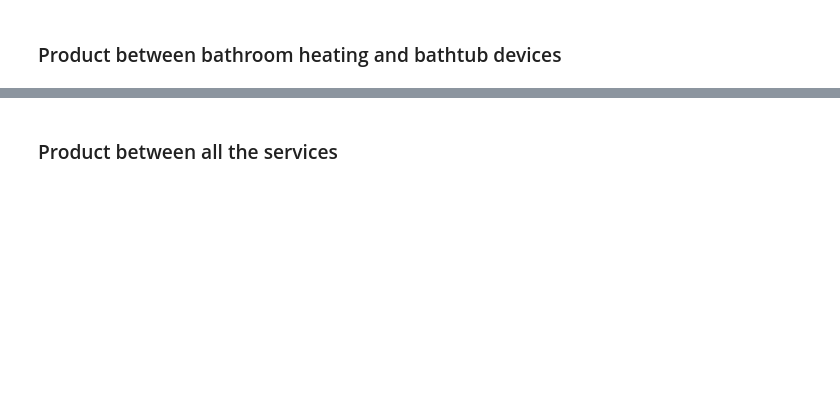
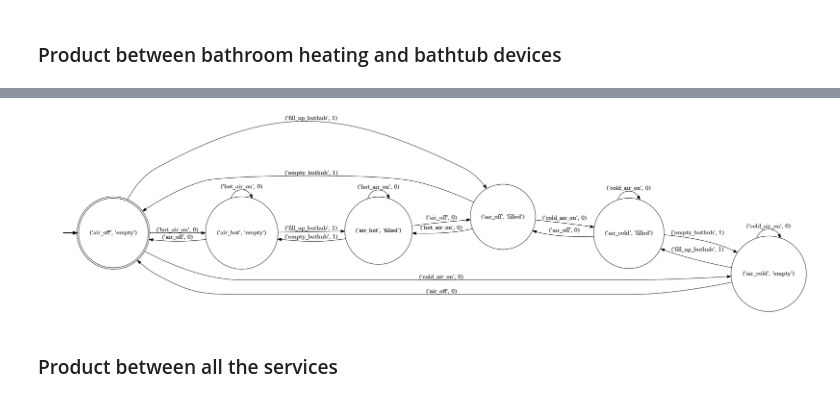
Before and after one commit to luusi/stochastic-service-composition, a Jupyter notebook: examples/notebooks/01-services.ipynb, the cells around one changed output, grey strips where cells are left out. Cells and saved outputs as stored; diff of their text form; code cells hidden in the pictures; blank space fills up the shorter version.

```diff
--- a/examples/notebooks/01-services.ipynb
+++ b/examples/notebooks/01-services.ipynb
@@ -146,5 +146,5 @@ render_service(system_service, style="")
 ### Product between bathroom heating and bathtub devices
 # %%
 system_service = build_system_service(bathroom_heating_service, bathtub_service)
-render_service(system_service, style="")
+render_service(system_service)
 # %% [output]
@@ -152,3 +151,4 @@ render_service(system_service, style="")
+[figure, added]
 # %% [markdown]
 ### Product between all the services
 # %%
```
Also changed, not shown: parts of 8 cells of this notebook, 4 other files.
